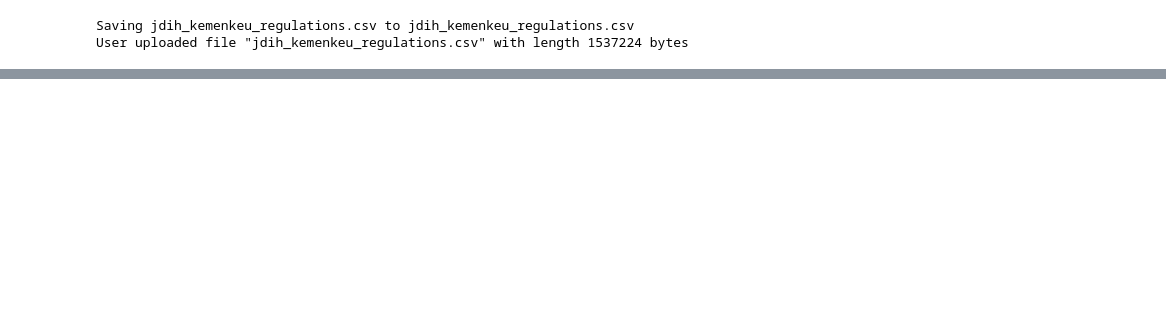
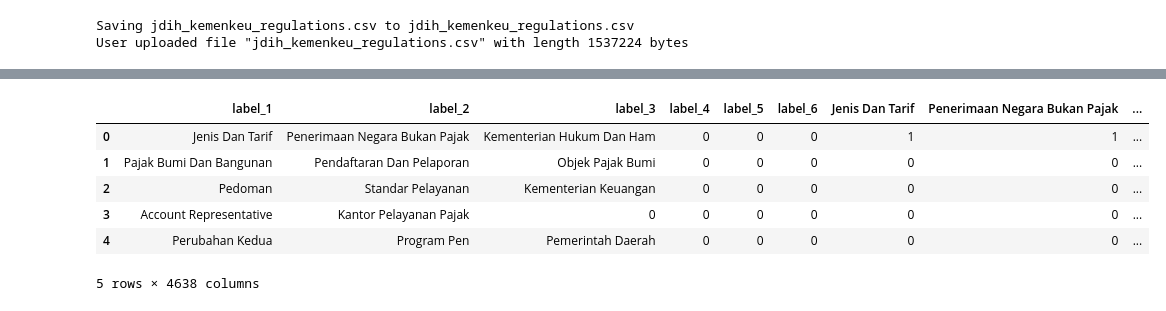
Before and after one commit to bangkit-kaidah/machine-learning, a Jupyter notebook: Data_Preprocessing.ipynb, the cells around one changed output, grey strips where cells are left out. Saved outputs shown, nothing was run; the diff lists cells and outputs as text; code cells hidden in the pictures; blank space fills up the shorter version.

```diff
--- a/Data_Preprocessing.ipynb
+++ b/Data_Preprocessing.ipynb
@@ -60,0 +119,15 @@ memory usage: 214.9+ KB
+# %%
+# fill the label columns with 1 if the label exist for that row
+for column in columns:
+    for index, label in enumerate(new_label_df[column]):
+        if label != 0:
+            new_label_df.loc[index, label] = 1
+new_label_df.head()
+# %% [output]
+|  | label_1 | label_2 | label_3 | label_4 | label_5 | label_6 | Jenis Dan Tarif | Penerimaan Negara Bukan Pajak | ... |
+| 0 | Jenis Dan Tarif | Penerimaan Negara Bukan Pajak | Kementerian Hukum Dan Ham | 0 | 0 | 0 | 1 | 1 | ... |
+| 1 | Pajak Bumi Dan Bangunan | Pendaftaran Dan Pelaporan | Objek Pajak Bumi | 0 | 0 | 0 | 0 | 0 | ... |
+| 2 | Pedoman | Standar Pelayanan | Kementerian Keuangan | 0 | 0 | 0 | 0 | 0 | ... |
+| 3 | Account Representative | Kantor Pelayanan Pajak | 0 | 0 | 0 | 0 | 0 | 0 | ... |
+| 4 | Perubahan Kedua | Program Pen | Pemerintah Daerah | 0 | 0 | 0 | 0 | 0 | ... |
+5 rows × 4638 columns
```
Also changed, not shown: parts of 24 cells of this notebook.
